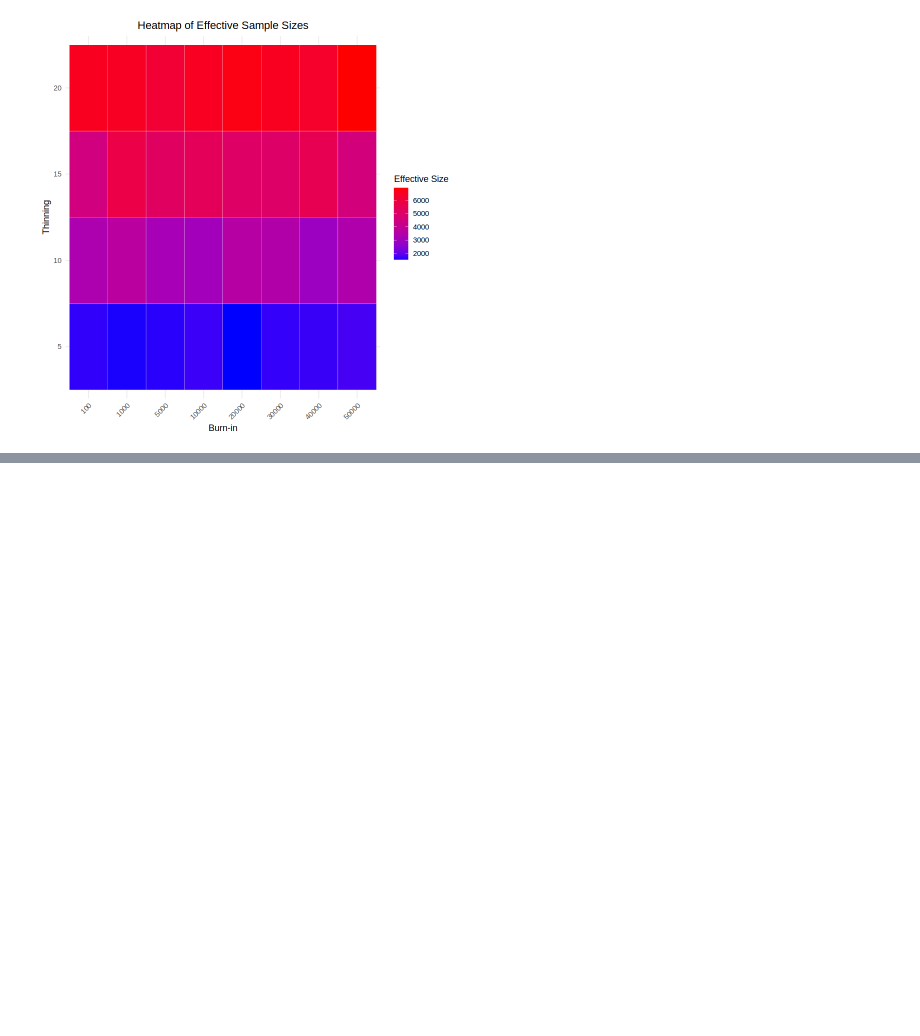
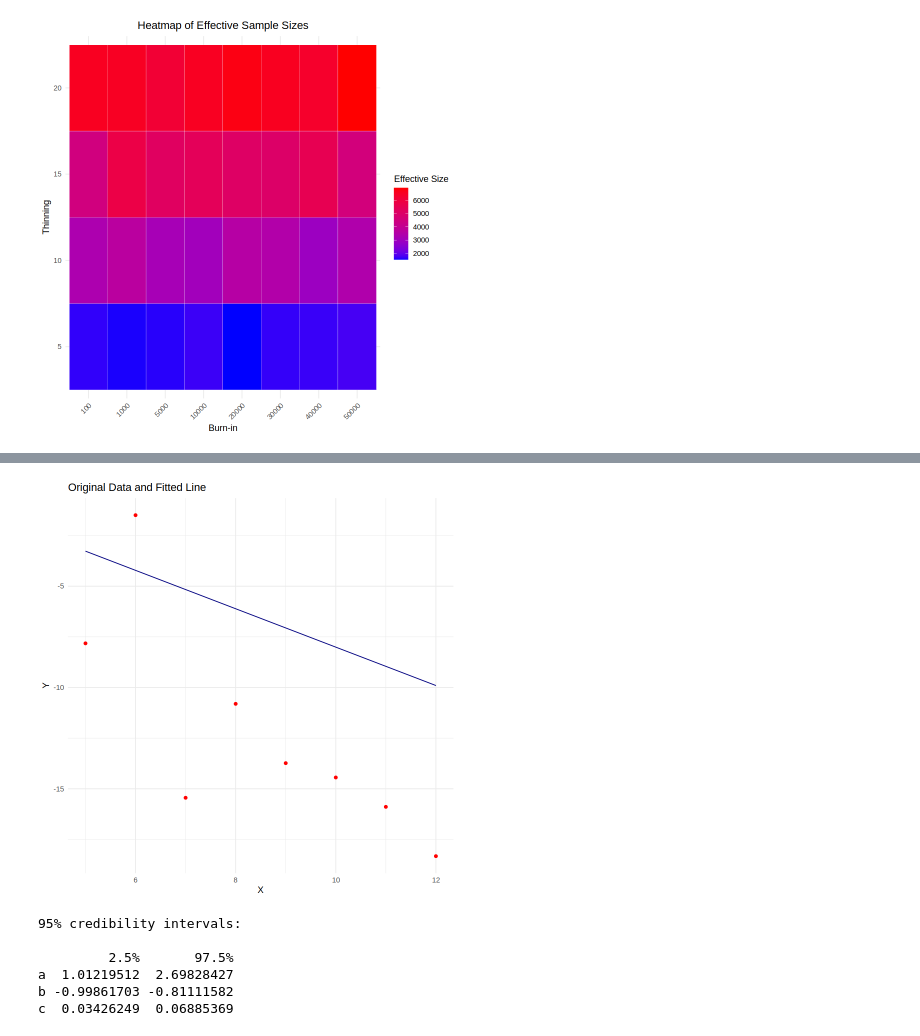
Before and after one commit to Kallo27/Advanced_statistics, a Jupyter notebook: Lab05/CalandraBuonaura_LorenzoRlab05.ipynb, the cells around one changed output, grey strips where cells are left out. Drawn from its saved outputs; the diff is of its cells as text; code cells hidden in the pictures; blank space fills up the shorter version.

```diff
--- a/Lab05/CalandraBuonaura_LorenzoRlab05.ipynb
+++ b/Lab05/CalandraBuonaura_LorenzoRlab05.ipynb
@@ -256,7 +239,7 @@ $
 # %%
 x <- c(5, 6, 7, 8, 9, 10, 11, 12)
 y <- c(-7.821, -1.494, -15.444, -10.807, -13.735, -14.442, -15.892, -18.326)
-data <- list(X = x, Y = y)
+data <- data.frame(X = x, Y = y)
 # %%
 model_string <- "
 model {
@@ -279,8 +262,11 @@ inits <- function() {
   list(a = runif(1, 1, 10), b = runif(1, -1, 3), c = runif(1, 0.034, 4))
 }
 # %%
-model <- jags.model(textConnection(model_string), data = data, inits = inits)
-samples <- coda.samples(model, c("a", "b", "c", "Z"), n.iter = 10000)
+model <- jags.model(textConnection(model_string), data = data,
+                    inits = inits, n.chains = 3)
+
+update(model, 2000) # burn-in
+samples <- coda.samples(model, c("a", "b", "c"), n.iter = 10000)
 summary(samples)
 # %% [output]
 Compiling model graph
@@ -312,5 +299,0 @@ c      0.03427   0.03709   0.04126  0.0483  0.06881
-# %%
-model <- jags.model(textConnection(model_string), data = data, inits = inits)
-update(model, 10000)
-samples <- coda.samples(model, c("a", "b", "c", "Z"), n.iter = 10000)
-summary(samples)
@@ -394,0 +304,29 @@ ERROR: Error in plot.window(xlim, ylim, log = log, ...): need finite 'xlim' valu
+# %%
+combined_samples <- do.call(rbind, samples)
+fit_params <- colMeans(as.data.frame(combined_samples))
+
+x_fit <- seq(min(data$X), max(data$X), by = 0.01)
+y_fit <- fit_params["a"] + fit_params["b"] * x_fit
+
+ggplot(data, aes(x = X, y = Y)) +
+  geom_point(color = "red") +
+  geom_line(data = data.frame(x_fit, y_fit),
+            aes(x = x_fit, y = y_fit), color = "navy") +
+  labs(title = "Original Data and Fitted Line",
+       x = "X",
+       y = "Y") +
+  theme_minimal()
+# %% [output]
+[figure, added]
+# %%
+quantiles <- summary(samples)$quantiles
+quantiles_95_percent <- as.data.frame(quantiles[, c("2.5%", "97.5%")])
+cat("95% credibility intervals:\n\n")
+print(quantiles_95_percent)
+# %% [output]
+95% credibility intervals:
+
+         2.5%       97.5%
+a  1.01219512  2.69828427
+b -0.99861703 -0.81111582
+c  0.03426249  0.06885369
```
Also changed, not shown: parts of 7 cells of this notebook.
